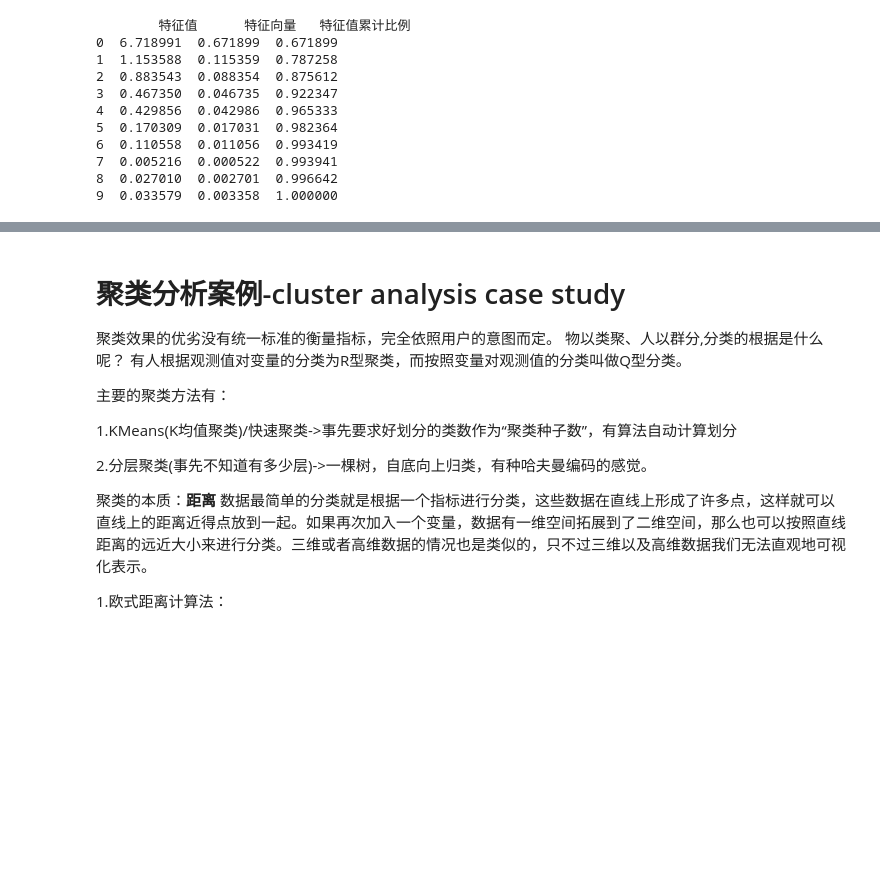
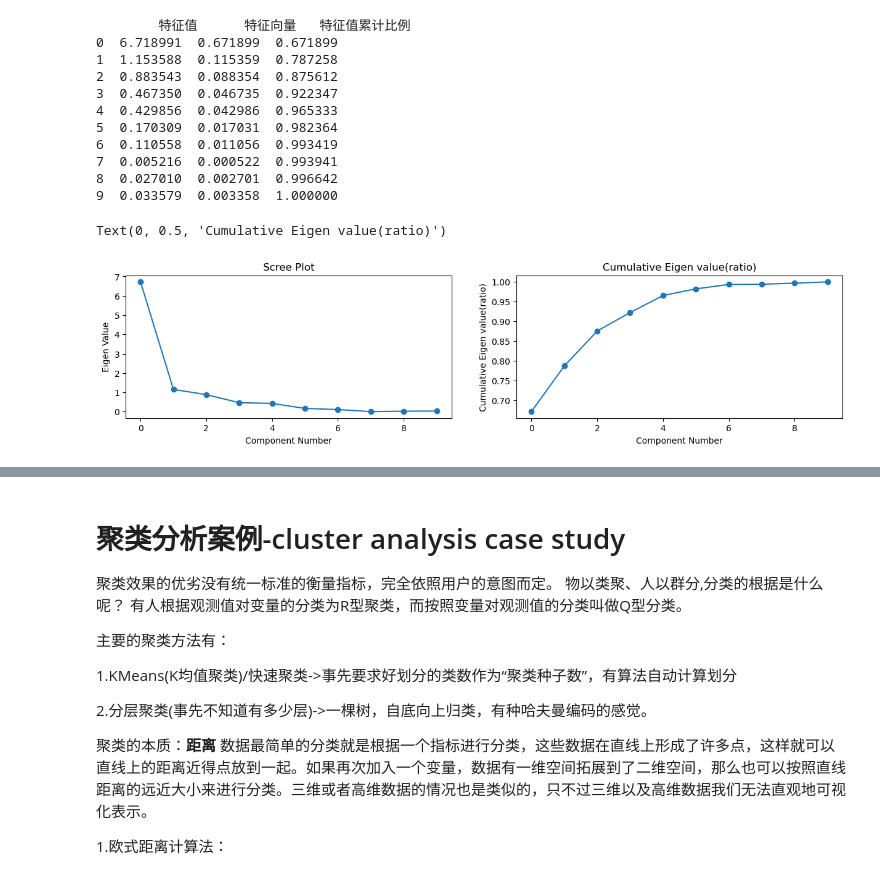
Before and after one commit to Mungeryang/Statistics-from-data-to-conclusion-5e, a Jupyter notebook: notebook/chapter6.ipynb, the cells around one changed output, grey strips where cells are left out. Cells and saved outputs as stored; diff of their text form; code cells hidden in the pictures; blank space fills up the shorter version.

```diff
--- a/notebook/chapter6.ipynb
+++ b/notebook/chapter6.ipynb
@@ -71,3 +71,21 @@ print(eigen)
 7  0.005216  0.000522  0.993941
 8  0.027010  0.002701  0.996642
 9  0.033579  0.003358  1.000000
+# %%
+fig = plt.figure(figsize=(15,3))
+ax1 = fig.add_subplot(1,2,1)
+ax1.plot(eigen_val)
+ax1.scatter(range(len(eigen_val)),eigen_val)
+ax1.set_title("Scree Plot")
+ax1.set_xlabel('Component Number')
+ax1.set_ylabel('Eigen Value')
+
+ax1 = fig.add_subplot(1, 2, 2)
+ax1.plot(eigen_val_ration_cusum)
+ax1.scatter(range(len(eigen_val_ration_cusum)), eigen_val_ration_cusum)
+ax1.set_title("Cumulative Eigen value(ratio)")
+ax1.set_xlabel('Component Number')
+ax1.set_ylabel('Cumulative Eigen value(ratio)')
+# %% [output]
+Text(0, 0.5, 'Cumulative Eigen value(ratio)')
+[figure, added]
```
Also changed, not shown: parts of 4 cells of this notebook, 1 other file.
